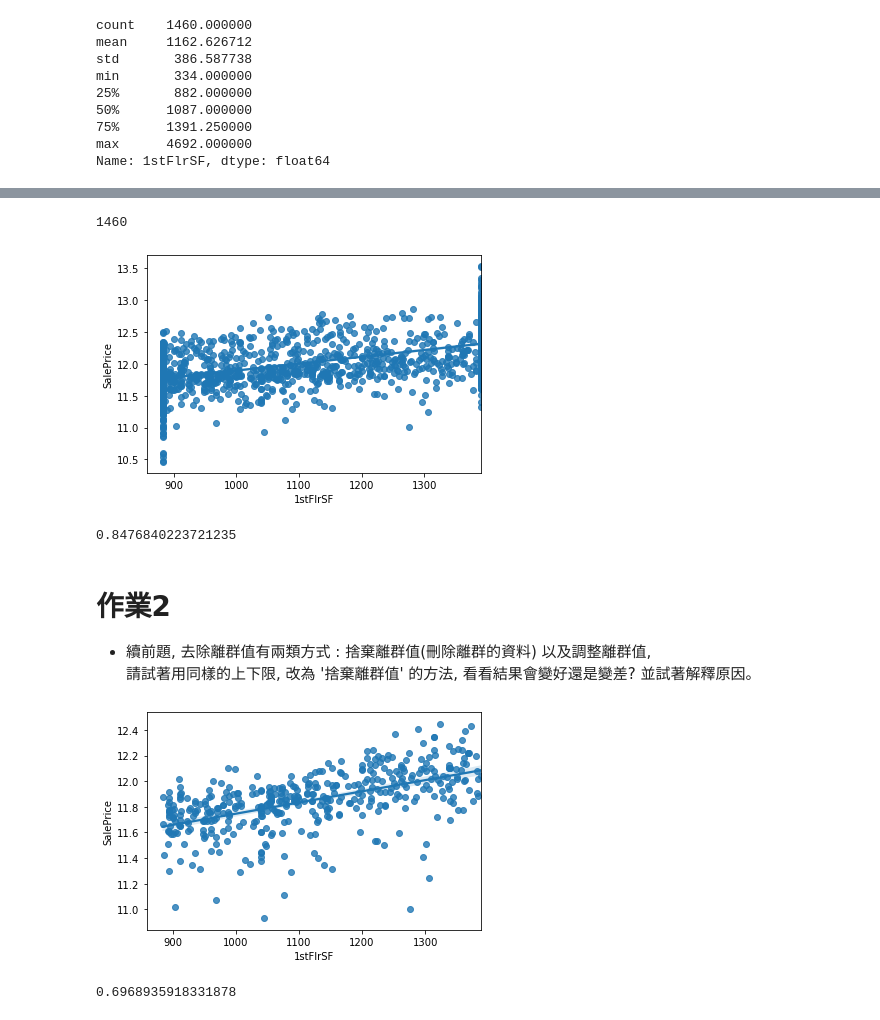
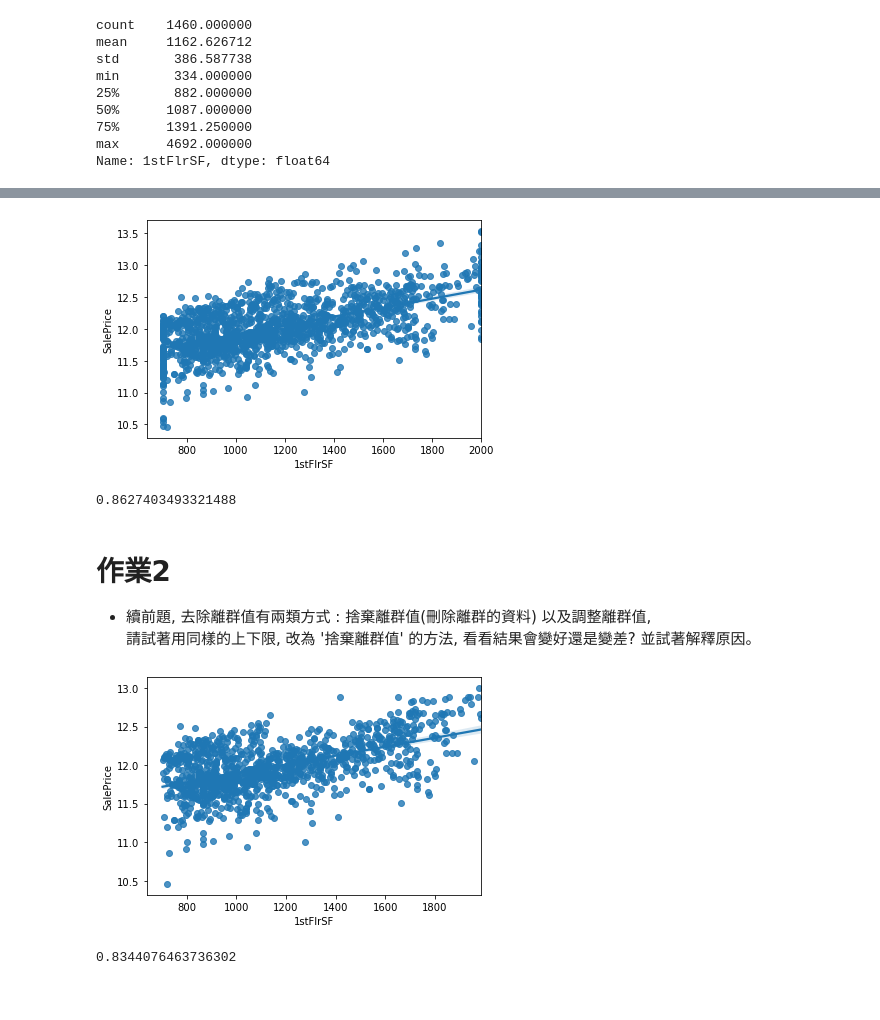
Before and after one commit to pei8518/3rd-ML100Days, a Jupyter notebook: homework/Day_010_HW.ipynb, the cells around one changed output, grey strips where cells are left out. Drawn from its saved outputs; the diff is of its cells as text; code cells hidden in the pictures.

```diff
--- a/homework/Day_010_HW.ipynb
+++ b/homework/Day_010_HW.ipynb
@@ -105,17 +85,9 @@ Name: SalePrice, Length: 1460, dtype: float64
-# %%
-_df =  df_train.copy()
-_df['1stFlrSF'] = _df['1stFlrSF'].clip(882,1391)
-len(_df)
-# %% [output]
-1460
-# %%
-train_Y = np.log1p(_df['SalePrice'])
 # %%
 # 將 1stFlrSF 限制在你覺得適合的範圍內, 調整離群值
 """
 Your Code Here
 """
-df['1stFlrSF'] = df['1stFlrSF'].clip(882,1391)
+df['1stFlrSF'] = df['1stFlrSF'].clip(700,2000)
 sns.regplot(x = df['1stFlrSF'], y=train_Y)
 plt.show()
 
@@ -124,8 +96,8 @@ train_X = MMEncoder.fit_transform(df)
 estimator = LinearRegression()
 cross_val_score(estimator, train_X, train_Y, cv=5).mean()
 # %% [output]
-[figure, old version]
+[figure, new version]
-0.8476840223721235
+0.8627403493321488
 # %% [markdown]
 # 作業2
 * 續前題, 去除離群值有兩類方式 :  捨棄離群值(刪除離群的資料) 以及調整離群值,
@@ -133,18 +105,18 @@ cross_val_score(estimator, train_X, train_Y, cv=5).mean()
 # %%
 # 將 1stFlrSF 限制在你覺得適合的範圍內, 捨棄離群值
 """
 Your Code Here
 """
-keep_indexs = (df['1stFlrSF']> 882) & (df['GrLivArea']< 1391)
+keep_indexs = (df['1stFlrSF']> 700) & (df['GrLivArea']< 2000)
 df = df[keep_indexs]
 train_Y = train_Y[keep_indexs]
 sns.regplot(x = df['1stFlrSF'], y=train_Y)
 plt.show()
 
 # 做線性迴歸, 觀察分數
-train_X = MMEncoder.fit_transform(df2)
+train_X = MMEncoder.fit_transform(df)
 estimator = LinearRegression()
 cross_val_score(estimator, train_X, train_Y, cv=5).mean()
 # %% [output]
-[figure, old version]
+[figure, new version]
-0.6968935918331878
+0.8344076463736302
```
Also changed, not shown: parts of 1 cell of this notebook.
